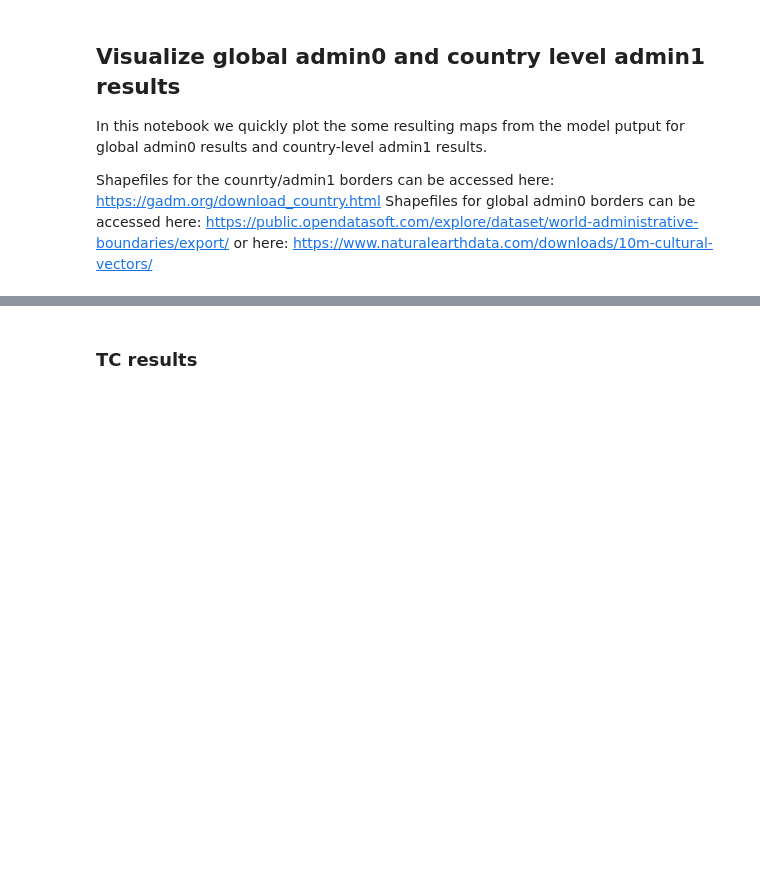
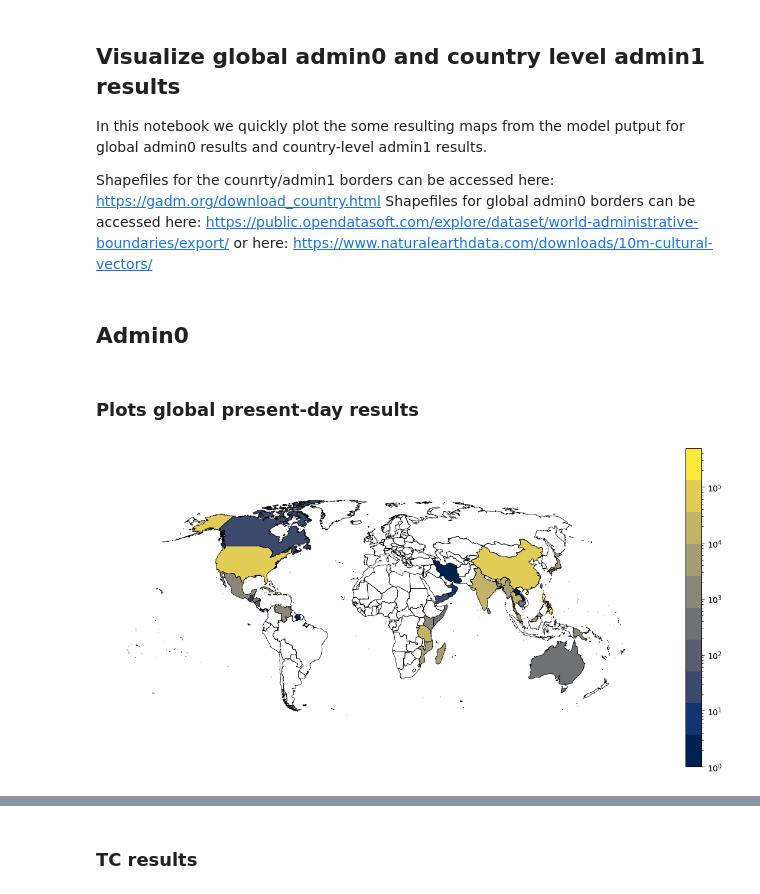
Before and after one commit to Evelyn-M/global-displacement-risk, a Jupyter notebook: doc/results_visualization_admin0_admin1-cntry.ipynb, the cells around one changed output, grey strips where cells are left out. Saved outputs shown, nothing was run; the diff lists cells and outputs as text; code cells hidden in the pictures; blank space fills up the shorter version.

```diff
--- a/doc/results_visualization_admin0_admin1-cntry.ipynb
+++ b/doc/results_visualization_admin0_admin1-cntry.ipynb
@@ -25,3 +26,5 @@ fig_save_path = '/Users/evelynm/Documents/UNU_IDMC/data/risk/figures'#'/Users/si
 
 # projection for plotting
 robinson = ccrs.Robinson().proj4_init
+# %% [markdown]
+## Admin0
@@ -27,0 +144,6 @@ robinson = ccrs.Robinson().proj4_init
+# %% [markdown]
+### Plots global present-day results
+# %%
+plot_global_tc_admin0(f'{results_path}displacement_risk_tc_global_admin0_0.3_check.csv', 'hist', 'ERA-5', 'AAD')
+# %% [output]
+[figure, added]
```
Also changed, not shown: parts of 42 cells of this notebook, 1 other file.
